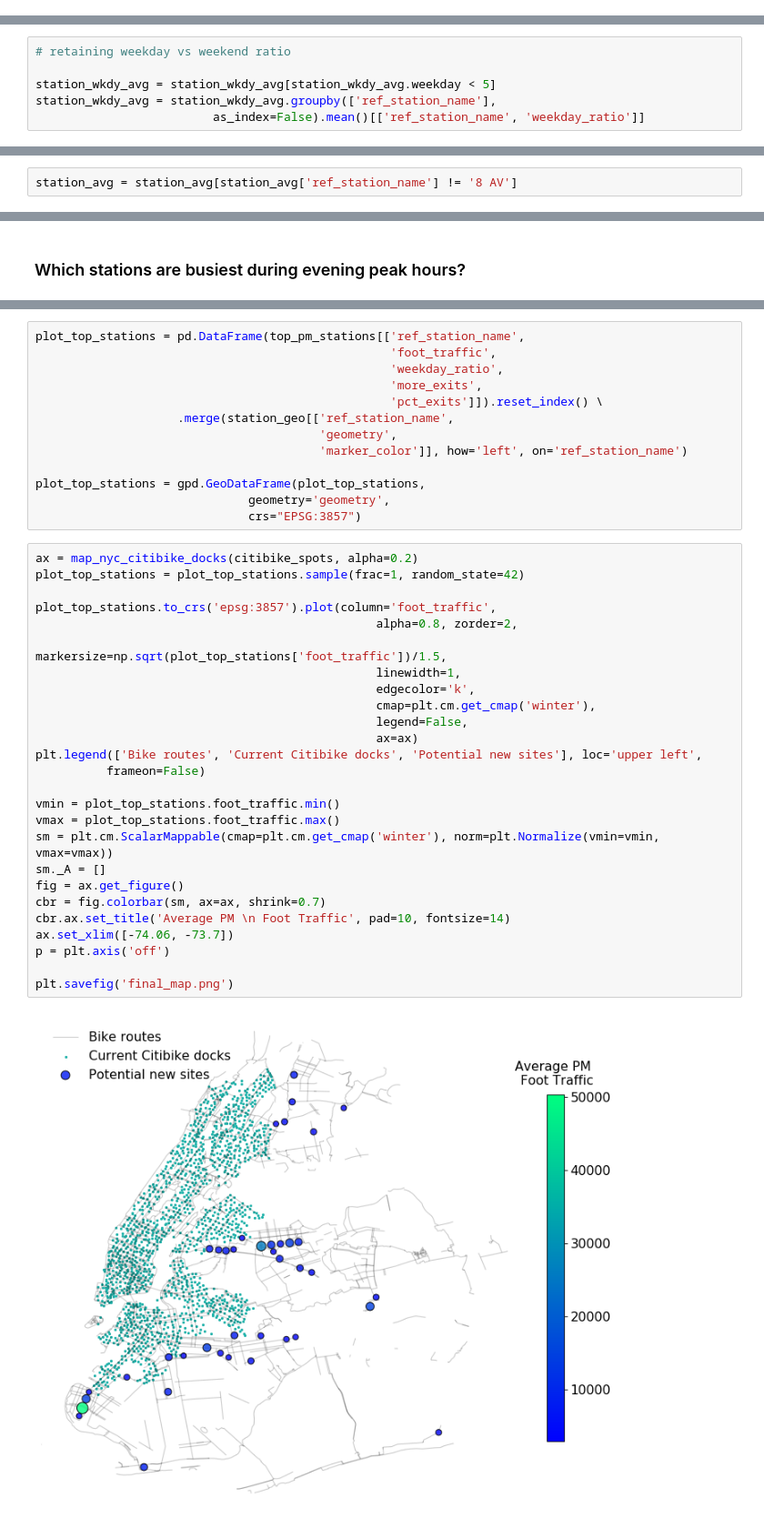
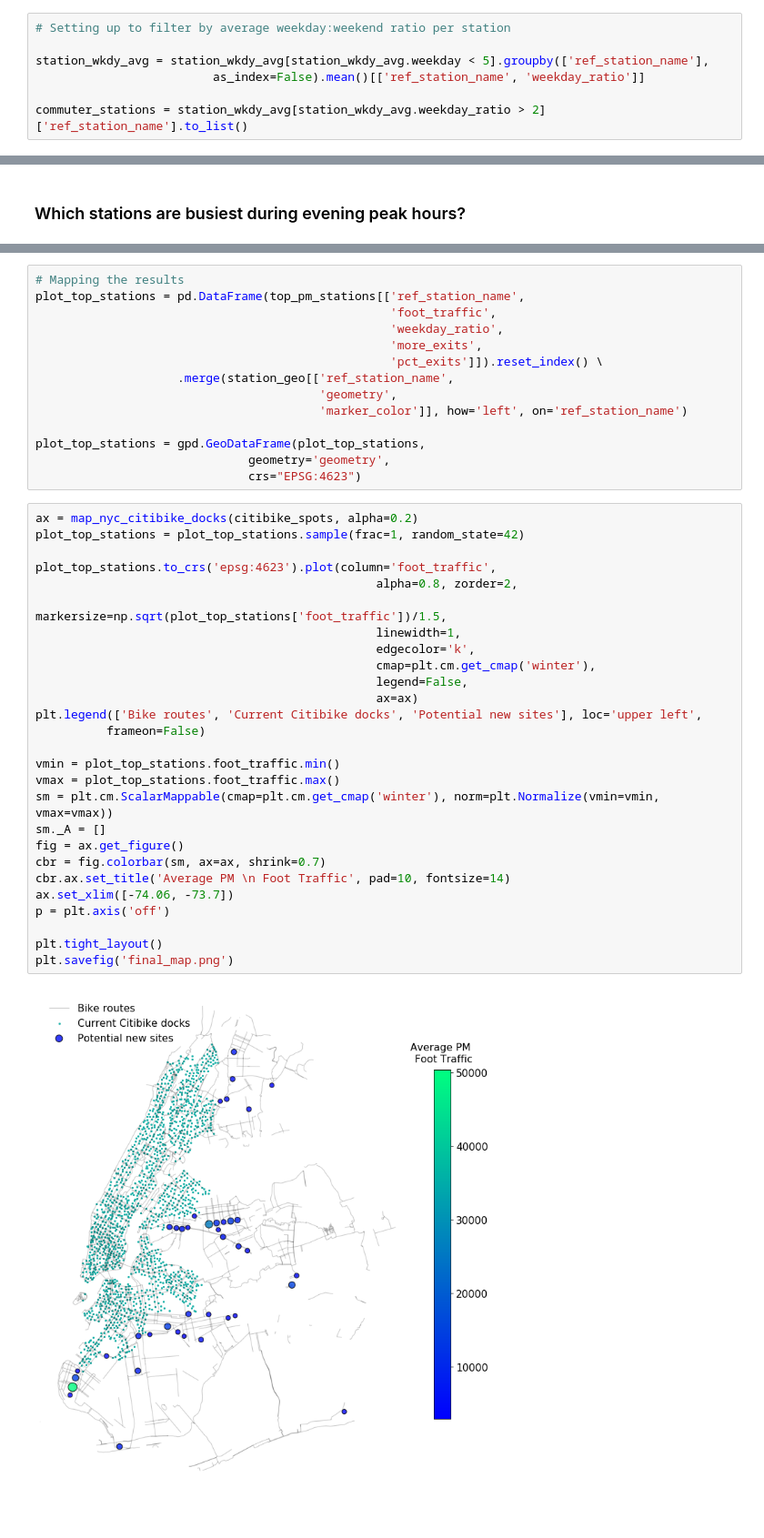
Before and after one commit to julesat/MTA-turnstile-EDA, a Jupyter notebook: mta_turnstile_traffic.ipynb, the cells around one changed output, grey strips where cells are left out. Shown at 91% size. Drawn from its saved outputs; the diff is of its cells as text.

Commit message:
Adjusted CRS and commuter station filtering

```diff
--- a/mta_turnstile_traffic.ipynb
+++ b/mta_turnstile_traffic.ipynb
@@ -305,13 +347,14 @@ Some stations do seem to have more fluctuation throughout the week. This could b
+# %%
+# Setting up to filter by average weekday:weekend ratio per station
+
+station_wkdy_avg = station_wkdy_avg[station_wkdy_avg.weekday < 5].groupby(['ref_station_name'],
+                         as_index=False).mean()[['ref_station_name', 'weekday_ratio']]
+
+commuter_stations = station_wkdy_avg[station_wkdy_avg.weekday_ratio > 2]['ref_station_name'].to_list()
 # %%
 # Meanwhile, we can discard weekend data for the rest of the analysis
 
 ts_cleaned = ts_cleaned[ts_cleaned.weekday < 5]
-# %%
-# retaining weekday vs weekend ratio
-
-station_wkdy_avg = station_wkdy_avg[station_wkdy_avg.weekday < 5]
-station_wkdy_avg = station_wkdy_avg.groupby(['ref_station_name'],
-                         as_index=False).mean()[['ref_station_name', 'weekday_ratio']]
 # %%
 # A second measure - on weeknights, do more people exit or enter the station?
 
@@ -343,2 +383,0 @@ One station (8 AV) is an outlier in terms of having many more people enter than
-# %%
-station_avg = station_avg[station_avg['ref_station_name'] != '8 AV']
@@ -365,6 +412,7 @@ plt.savefig('top_stations_bar_graph.png', dpi=300, bbox_inches = "tight")
 # %% [output]
 [figure]
 # %%
+# Mapping the results
 plot_top_stations = pd.DataFrame(top_pm_stations[['ref_station_name',
                                                   'foot_traffic',
                                                   'weekday_ratio',
@@ -376,33 +424,34 @@ plot_top_stations = pd.DataFrame(top_pm_stations[['ref_station_name',
 
 plot_top_stations = gpd.GeoDataFrame(plot_top_stations,
                               geometry='geometry',
-                              crs="EPSG:3857")
+                              crs="EPSG:4623")
 # %%
 ax = map_nyc_citibike_docks(citibike_spots, alpha=0.2)
 plot_top_stations = plot_top_stations.sample(frac=1, random_state=42)
 
-plot_top_stations.to_crs('epsg:3857').plot(column='foot_traffic',
+plot_top_stations.to_crs('epsg:4623').plot(column='foot_traffic',
                                                 alpha=0.8, zorder=2,
                                                 markersize=np.sqrt(plot_top_stations['foot_traffic'])/1.5,
                                                 linewidth=1,
                                                 edgecolor='k',
                                                 cmap=plt.cm.get_cmap('winter'),
                                                 legend=False,
                                                 ax=ax)
 plt.legend(['Bike routes', 'Current Citibike docks', 'Potential new sites'], loc='upper left',
           frameon=False)
 
 vmin = plot_top_stations.foot_traffic.min()
 vmax = plot_top_stations.foot_traffic.max()
 sm = plt.cm.ScalarMappable(cmap=plt.cm.get_cmap('winter'), norm=plt.Normalize(vmin=vmin, vmax=vmax))
 sm._A = []
 fig = ax.get_figure()
 cbr = fig.colorbar(sm, ax=ax, shrink=0.7)
 cbr.ax.set_title('Average PM \n Foot Traffic', pad=10, fontsize=14)
 ax.set_xlim([-74.06, -73.7])
 p = plt.axis('off')
 
+plt.tight_layout()
 plt.savefig('final_map.png')
 # %% [output]
-[figure, old version]
+[figure, new version]
 # %%
```
Also changed, not shown: parts of 26 cells of this notebook, 1 other file.
